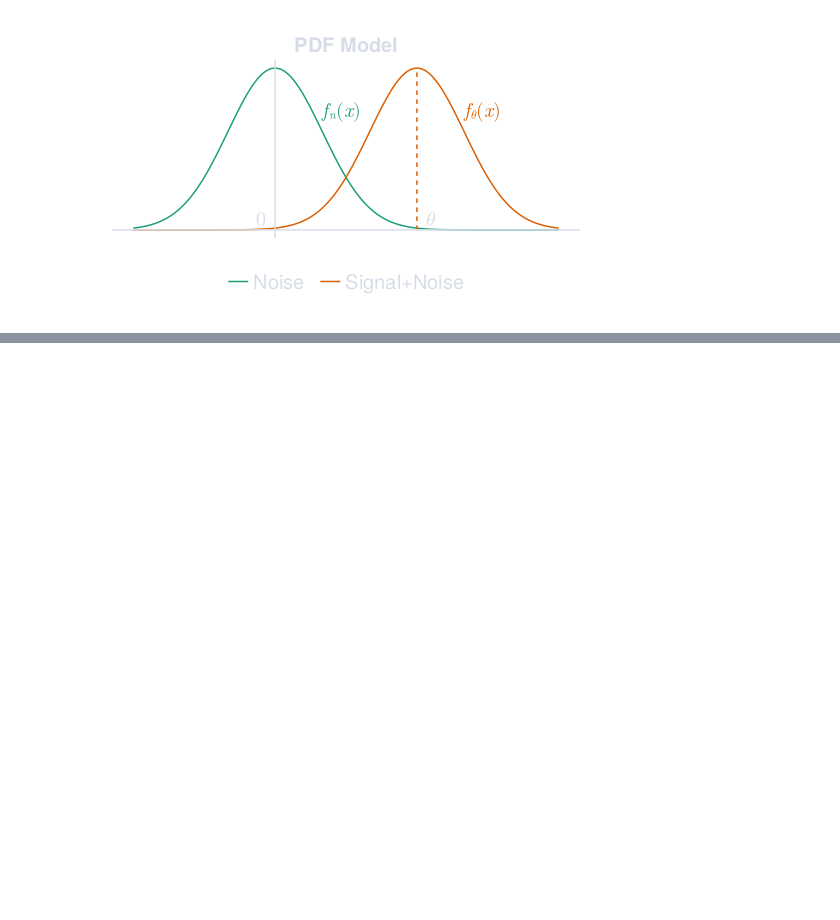
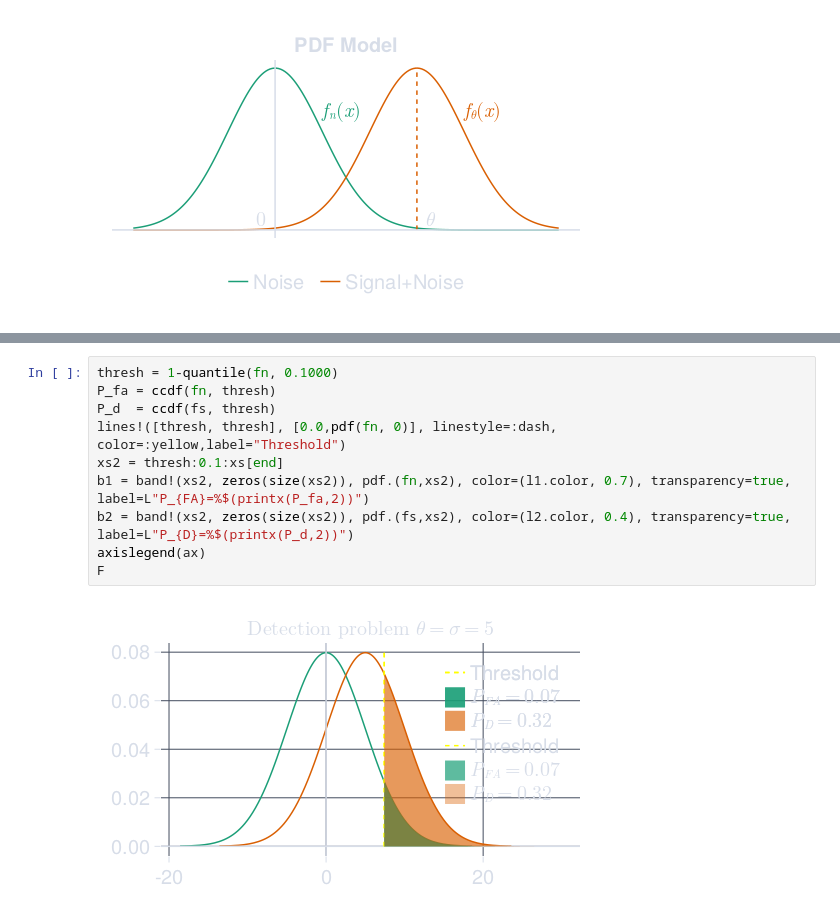
Before and after one commit to simonabj/Studies, a Jupyter notebook: IN5340/Project4/code2.ipynb, the cells around one changed output, grey strips where cells are left out. Saved outputs shown, nothing was run; the diff lists cells and outputs as text; blank space fills up the shorter version.

```diff
--- a/IN5340/Project4/code2.ipynb
+++ b/IN5340/Project4/code2.ipynb
@@ -59,0 +64,12 @@ F
+# %%
+thresh = 1-quantile(fn, 0.1000)
+P_fa = ccdf(fn, thresh)
+P_d  = ccdf(fs, thresh)
+lines!([thresh, thresh], [0.0,pdf(fn, 0)], linestyle=:dash, color=:yellow,label="Threshold")
+xs2 = thresh:0.1:xs[end]
+b1 = band!(xs2, zeros(size(xs2)), pdf.(fn,xs2), color=(l1.color, 0.7), transparency=true, label=L"P_{FA}=%$(printx(P_fa,2))")
+b2 = band!(xs2, zeros(size(xs2)), pdf.(fs,xs2), color=(l2.color, 0.4), transparency=true, label=L"P_{D}=%$(printx(P_d,2))")
+axislegend(ax)
+F
+# %% [output]
+[figure, added]
```
Also changed, not shown: parts of 2 cells of this notebook, 6 other files.
